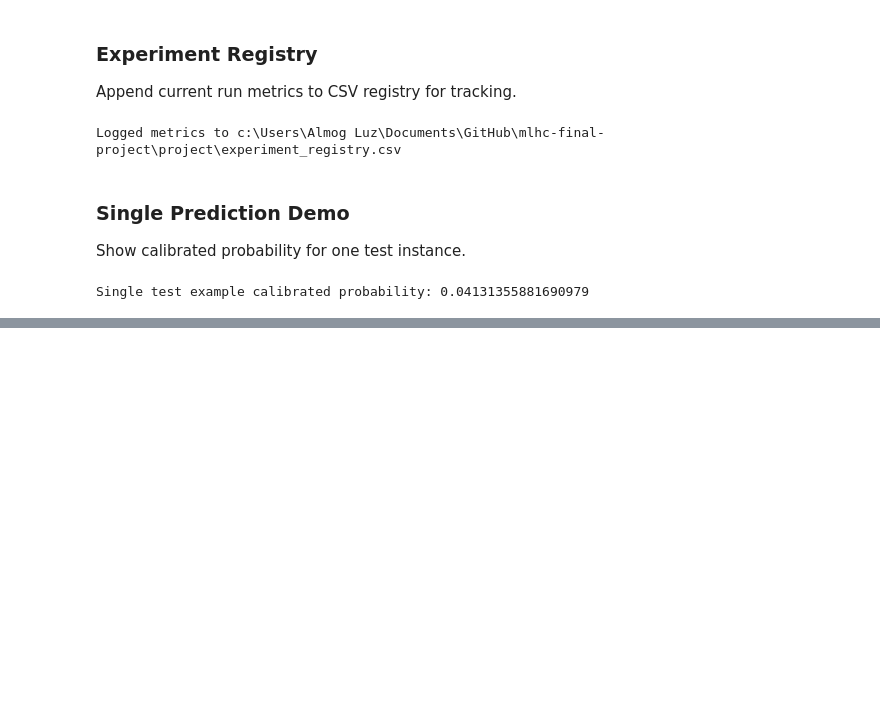
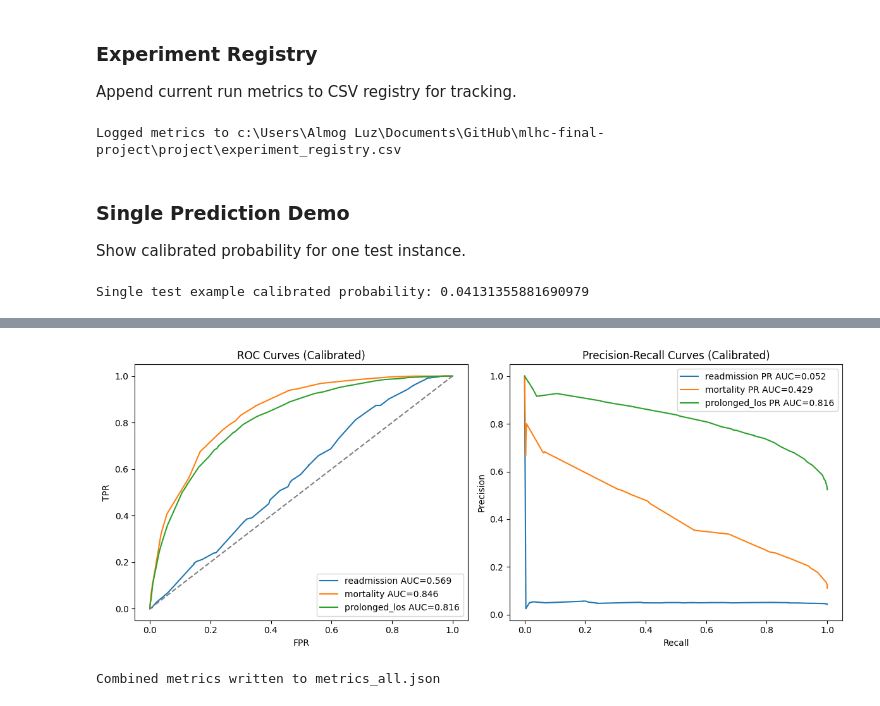
Before and after one commit to almog-luz/mlhc-final-project, a Jupyter notebook: project/notebooks/mlhc_final_pipeline.ipynb, the cells around one changed output, grey strips where cells are left out. Drawn from its saved outputs; the diff is of its cells as text; code cells hidden in the pictures; blank space fills up the shorter version.

```diff
--- a/project/notebooks/mlhc_final_pipeline.ipynb
+++ b/project/notebooks/mlhc_final_pipeline.ipynb
@@ -535,0 +679,76 @@ Single test example calibrated probability: 0.04131355881690979
+# %%
+# Aggregate metrics table, ROC & PR curves, and combined metrics JSON
+import json
+import pandas as pd
+import matplotlib.pyplot as plt
+from sklearn.metrics import roc_curve, precision_recall_curve, auc as sk_auc
+
+# Collect metrics from existing variables / files
+summary_rows = []
+# Readmission already has report, threshold_info, etc. Build row from existing variables
+summary_rows.append({
+    'target':'readmission',
+    'auc': auc,
+    'pr_auc': pr,
+    'brier': brier,
+    'threshold': best_thr,
+    'f1_at_threshold': th_metrics['f1'],
+    'precision_at_threshold': th_metrics['precision'],
+    'recall_at_threshold': th_metrics['recall']
+})
+# Add multi_metrics entries
+for tgt, res in multi_metrics.items():
+    summary_rows.append({
+        'target': tgt,
+        'auc': res['auc'],
+        'pr_auc': res['pr_auc'],
+        'brier': res['brier'],
+        'threshold': res['threshold'],
+        'f1_at_threshold': res['f1_at_threshold'],
+        'precision_at_threshold': res['precision_at_threshold'],
+        'recall_at_threshold': res['recall_at_threshold']
+    })
+metrics_df = pd.DataFrame(summary_rows)
+print(metrics_df)
+
+# ROC & PR curves for each target using calibrated test probabilities
+# For readmission we already have proba_test_cal and y_te
+roc_data = []
+pr_data = []
+roc_y = {'readmission': (y_te, proba_test_cal)}
+# Load other target test probabilities by recomputing from saved models (calibrated)
+from joblib import load as jobload
+for tgt in ['mortality','prolonged_los']:
+    model = jobload(ARTIFACTS_DIR / f'model_{tgt}.joblib')
+    iso_tgt = jobload(ARTIFACTS_DIR / f'isotonic_{tgt}.joblib')
+    # reconstruct test indices and labels
+    y_all = labels_df[f'{tgt}_label'].astype(int).to_numpy()
+    y_te_local = y_all[idx_te]
+    raw = model.predict_proba(X_te)[:,1]
+    cal = iso_tgt.transform(raw)
+    roc_y[tgt] = (y_te_local, cal)
+
+fig, axes = plt.subplots(1,2, figsize=(12,5))
+for tgt,(yt,pt) in roc_y.items():
+    fpr,tpr,_ = roc_curve(yt, pt)
+    roc_auc = sk_auc(fpr,tpr)
+    axes[0].plot(fpr,tpr,label=f"{tgt} AUC={roc_auc:.3f}")
+    prec,rec,_ = precision_recall_curve(yt, pt)
+    pr_auc_val = sk_auc(rec,prec)
+    axes[1].plot(rec,prec,label=f"{tgt} PR AUC={pr_auc_val:.3f}")
+axes[0].plot([0,1],[0,1],'--',color='grey')
+axes[0].set_title('ROC Curves (Calibrated)')
+axes[0].set_xlabel('FPR'); axes[0].set_ylabel('TPR')
+axes[0].legend()
+axes[1].set_title('Precision-Recall Curves (Calibrated)')
+axes[1].set_xlabel('Recall'); axes[1].set_ylabel('Precision')
+axes[1].legend()
+plt.tight_layout()
+plt.show()
+
+# Write combined metrics JSON
+combined = {row['target']:{k: float(row[k]) if k!='target' else row[k] for k in row.keys()} for row in summary_rows}
+with open(ARTIFACTS_DIR / 'metrics_all.json','w') as f:
+    json.dump(combined, f, indent=2)
+print('Combined metrics written to metrics_all.json')
+# %% [output]
@@ -535,0 +764,2 @@ Single test example calibrated probability: 0.04131355881690979
+[figure, added]
+Combined metrics written to metrics_all.json
```
Also changed, not shown: parts of 5 cells of this notebook, 21 other files.
